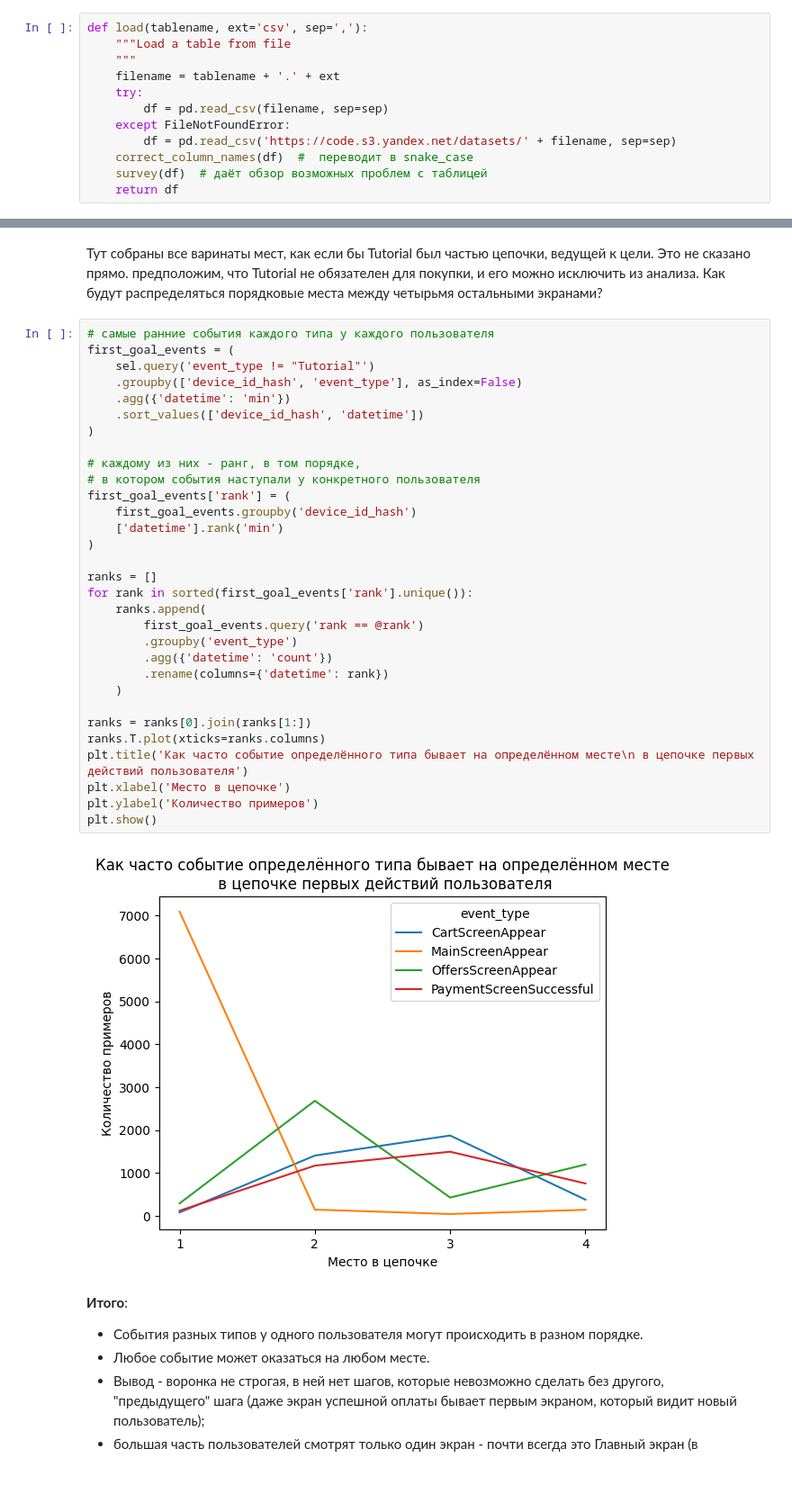
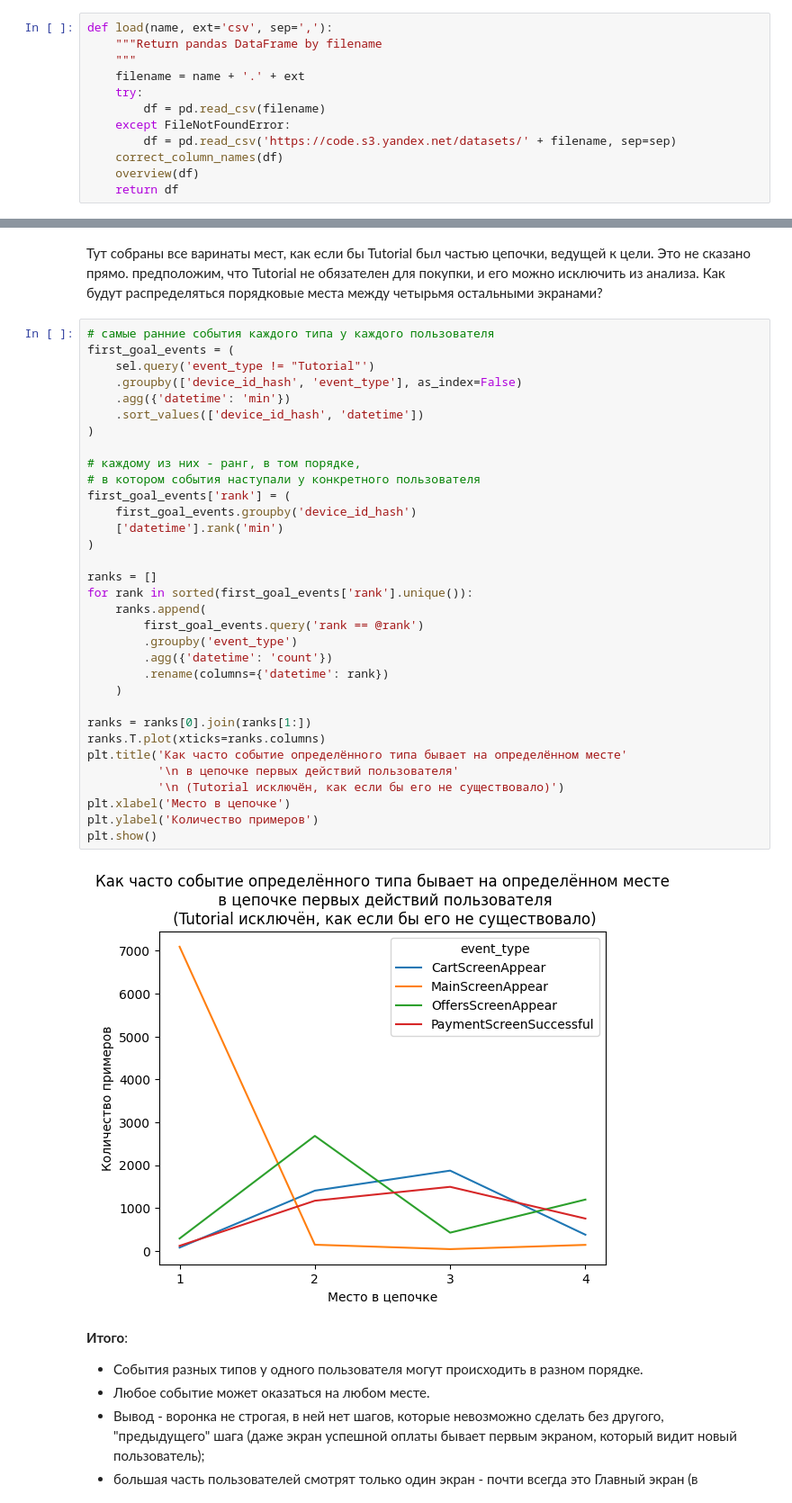
Before and after one commit to okeangel/da_portfolio, a Jupyter notebook: portfolio/week_19_combined_2.ipynb, the cells around one changed output, grey strips where cells are left out. Shown at 90% size. Cells and saved outputs as stored; diff of their text form; blank space fills up the shorter version.

```diff
--- a/portfolio/week_19_combined_2.ipynb
+++ b/portfolio/week_19_combined_2.ipynb
@@ -140,15 +166,15 @@ FIGSIZE = (12, 6)
 
 ##### Загрузка и обзор данных
 # %%
-def load(tablename, ext='csv', sep=','):
-    """Load a table from file
+def load(name, ext='csv', sep=','):
+    """Return pandas DataFrame by filename
     """
-    filename = tablename + '.' + ext
+    filename = name + '.' + ext
     try:
-        df = pd.read_csv(filename, sep=sep)
+        df = pd.read_csv(filename)
     except FileNotFoundError:
         df = pd.read_csv('https://code.s3.yandex.net/datasets/' + filename, sep=sep)
-    correct_column_names(df)  #  переводит в snake_case
-    survey(df)  # даёт обзор возможных проблем с таблицей
+    correct_column_names(df)
+    overview(df)
     return df
 # %%
@@ -758,35 +868,37 @@ plt.show()
 # самые ранние события каждого типа у каждого пользователя
 first_goal_events = (
     sel.query('event_type != "Tutorial"')
     .groupby(['device_id_hash', 'event_type'], as_index=False)
     .agg({'datetime': 'min'})
     .sort_values(['device_id_hash', 'datetime'])
 )
 
 # каждому из них - ранг, в том порядке,
 # в котором события наступали у конкретного пользователя
 first_goal_events['rank'] = (
     first_goal_events.groupby('device_id_hash')
     ['datetime'].rank('min')
 )
 
 ranks = []
 for rank in sorted(first_goal_events['rank'].unique()):
     ranks.append(
         first_goal_events.query('rank == @rank')
         .groupby('event_type')
         .agg({'datetime': 'count'})
         .rename(columns={'datetime': rank})
     )
 
 ranks = ranks[0].join(ranks[1:])
 ranks.T.plot(xticks=ranks.columns)
-plt.title('Как часто событие определённого типа бывает на определённом месте\n в цепочке первых действий пользователя')
+plt.title('Как часто событие определённого типа бывает на определённом месте'
+          '\n в цепочке первых действий пользователя'
+          '\n (Tutorial исключён, как если бы его не существовало)')
 plt.xlabel('Место в цепочке')
 plt.ylabel('Количество примеров')
 plt.show()
 # %% [output]
-[figure, old version]
+[figure, new version]
 # %% [markdown]
 **Итого**:
 - События разных типов у одного пользователя могут происходить в разном порядке.
```
Also changed, not shown: parts of 56 cells of this notebook, 1 other file.
